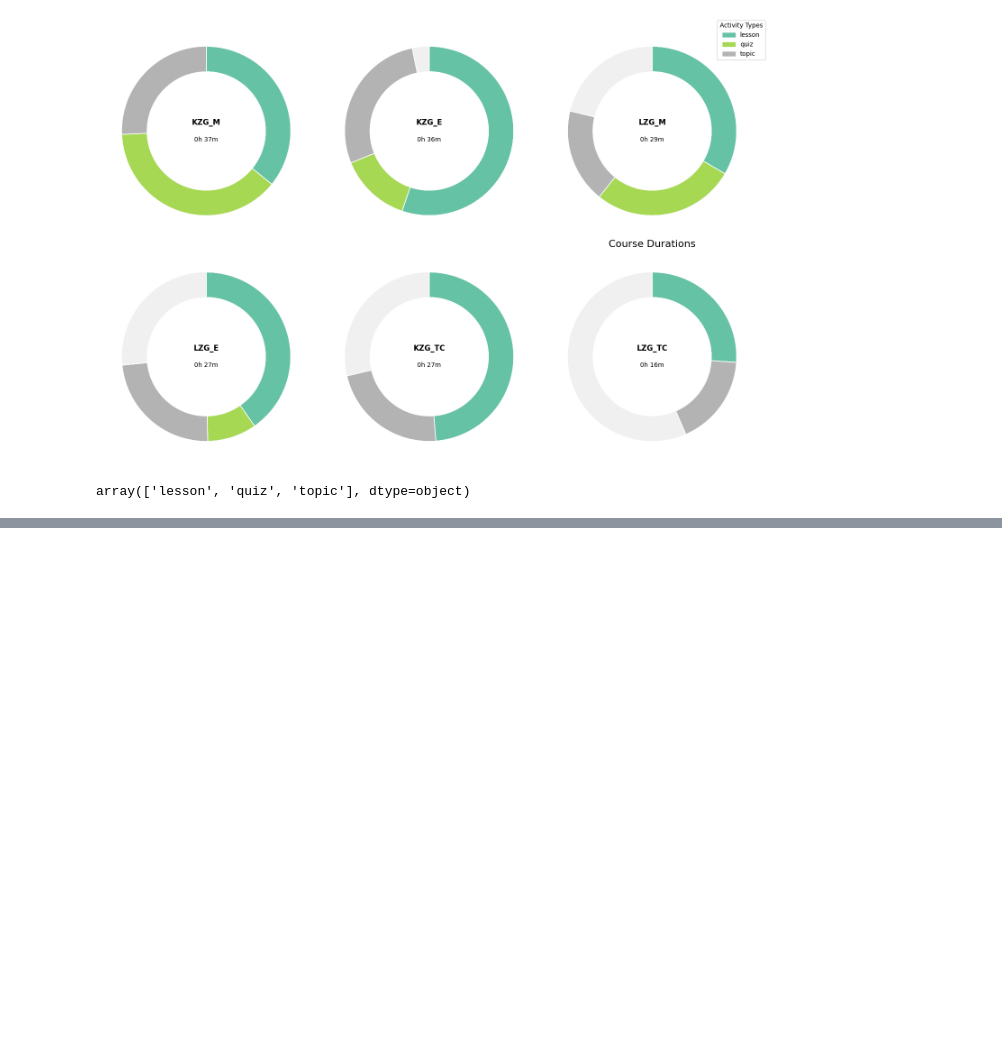
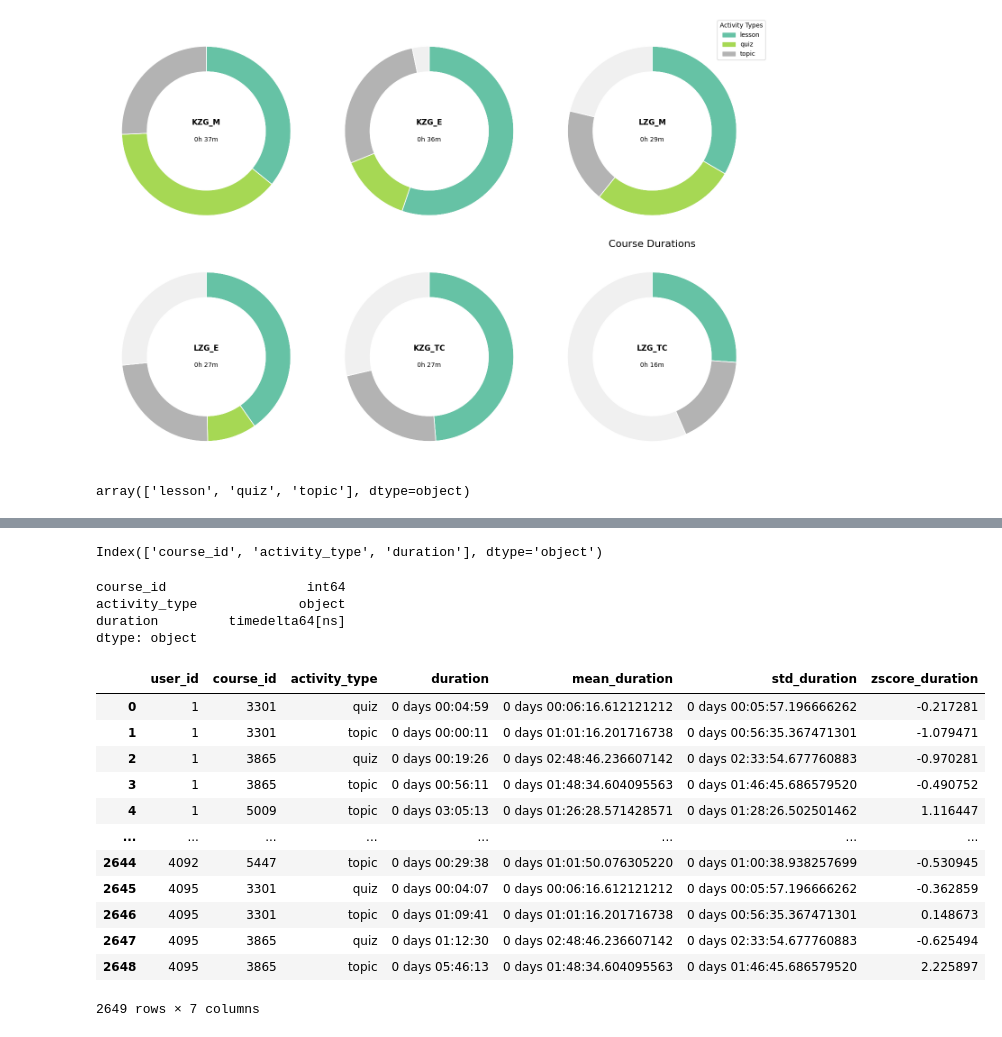
Before and after one commit to malenraychev/BigMMMBehaviour, a Jupyter notebook: markov_clean.ipynb, the cells around one changed output, grey strips where cells are left out. Saved outputs shown, nothing was run; the diff lists cells and outputs as text; code cells hidden in the pictures; blank space fills up the shorter version.

```diff
--- a/markov_clean.ipynb
+++ b/markov_clean.ipynb
@@ -299,0 +275,43 @@ def compute_learning_speed(user_data: pd.DataFrame, global_median: pd.DataFrame)
+# %%
+course_median_duration.columns
+# %% [output]
+Index(['course_id', 'activity_type', 'duration'], dtype='object')
+# %%
+course_median_duration.dtypes
+# %% [output]
+course_id                  int64
+activity_type             object
+duration         timedelta64[ns]
+dtype: object
+# %%
+def compute_zscore_duration(df, user_agg='sum'):
+    """
+    Compute z-score normalized duration for each user per (course_id, activity_type) pair.
+
+    Parameters:
+        df: pd.DataFrame with columns: user_id, course_id, activity_type, duration
+        user_agg: str, 'sum' or 'mean'
+
+    Returns:
+        pd.DataFrame with: user_id, course_id, activity_type, duration, mean_duration, std_duration, zscore_duration
+    """
+    # 1. Aggregate per user per (course_id, activity_type)
+    user_activity = (
+        df.groupby(['user_id', 'course_id', 'activity_type'], as_index=False)
+          .agg({'duration': user_agg})
+    )
+
+    # 2. Compute mean and std per (course_id, activity_type)
+    stats = (
+        user_activity.groupby(['course_id', 'activity_type'])['duration']
+        .agg(['mean', 'std']).reset_index()
+        .rename(columns={'mean': 'mean_duration', 'std': 'std_duration'})
+    )
+
+    # 3. Merge
+    merged = user_activity.merge(stats, on=['course_id', 'activity_type'], how='left')
+
+    # 4. Z-score
+    merged['zscore_duration'] = (merged['duration'] - merged['mean_duration']) / merged['std_duration']
+
+    return merged[['user_id', 'course_id', 'activity_type', 'duration', 'mean_duration', 'std_duration', 'zscore_duration']]
@@ -299,0 +320,16 @@ def compute_learning_speed(user_data: pd.DataFrame, global_median: pd.DataFrame)
+# %%
+zduration_sum
+# %% [output]
+|  | user_id | course_id | activity_type | duration | mean_duration | std_duration | zscore_duration |
+| 0 | 1 | 3301 | quiz | 0 days 00:04:59 | 0 days 00:06:16.612121212 | 0 days 00:05:57.196666262 | -0.217281 |
+| 1 | 1 | 3301 | topic | 0 days 00:00:11 | 0 days 01:01:16.201716738 | 0 days 00:56:35.367471301 | -1.079471 |
+| 2 | 1 | 3865 | quiz | 0 days 00:19:26 | 0 days 02:48:46.236607142 | 0 days 02:33:54.677760883 | -0.970281 |
+| 3 | 1 | 3865 | topic | 0 days 00:56:11 | 0 days 01:48:34.604095563 | 0 days 01:46:45.686579520 | -0.490752 |
+| 4 | 1 | 5009 | topic | 0 days 03:05:13 | 0 days 01:26:28.571428571 | 0 days 01:28:26.502501462 | 1.116447 |
+| ... | ... | ... | ... | ... | ... | ... | ... |
+| 2644 | 4092 | 5447 | topic | 0 days 00:29:38 | 0 days 01:01:50.076305220 | 0 days 01:00:38.938257699 | -0.530945 |
+| 2645 | 4095 | 3301 | quiz | 0 days 00:04:07 | 0 days 00:06:16.612121212 | 0 days 00:05:57.196666262 | -0.362859 |
+| 2646 | 4095 | 3301 | topic | 0 days 01:09:41 | 0 days 01:01:16.201716738 | 0 days 00:56:35.367471301 | 0.148673 |
+| 2647 | 4095 | 3865 | quiz | 0 days 01:12:30 | 0 days 02:48:46.236607142 | 0 days 02:33:54.677760883 | -0.625494 |
+| 2648 | 4095 | 3865 | topic | 0 days 05:46:13 | 0 days 01:48:34.604095563 | 0 days 01:46:45.686579520 | 2.225897 |
+2649 rows × 7 columns
```
Also changed, not shown: parts of 28 cells of this notebook.
